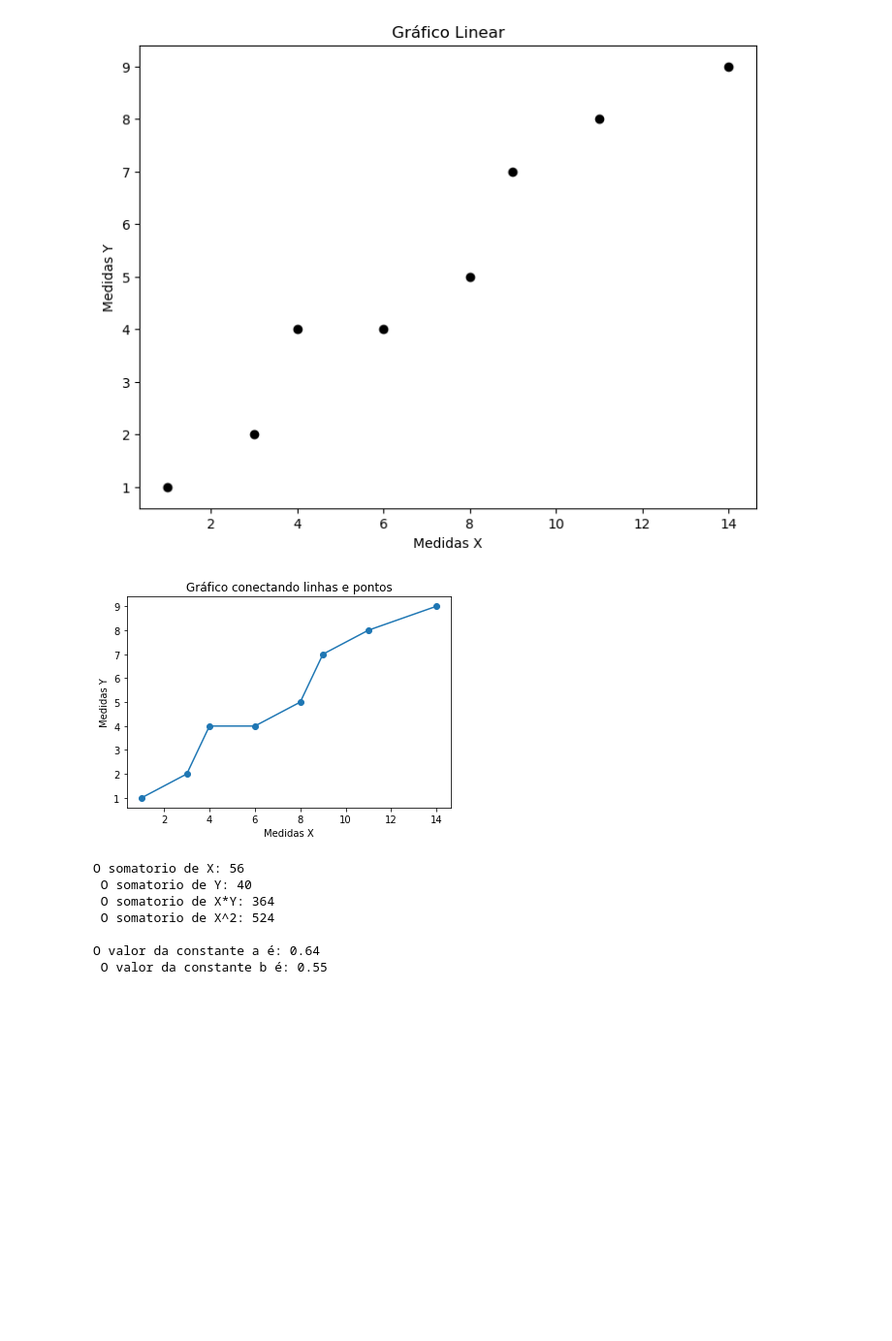
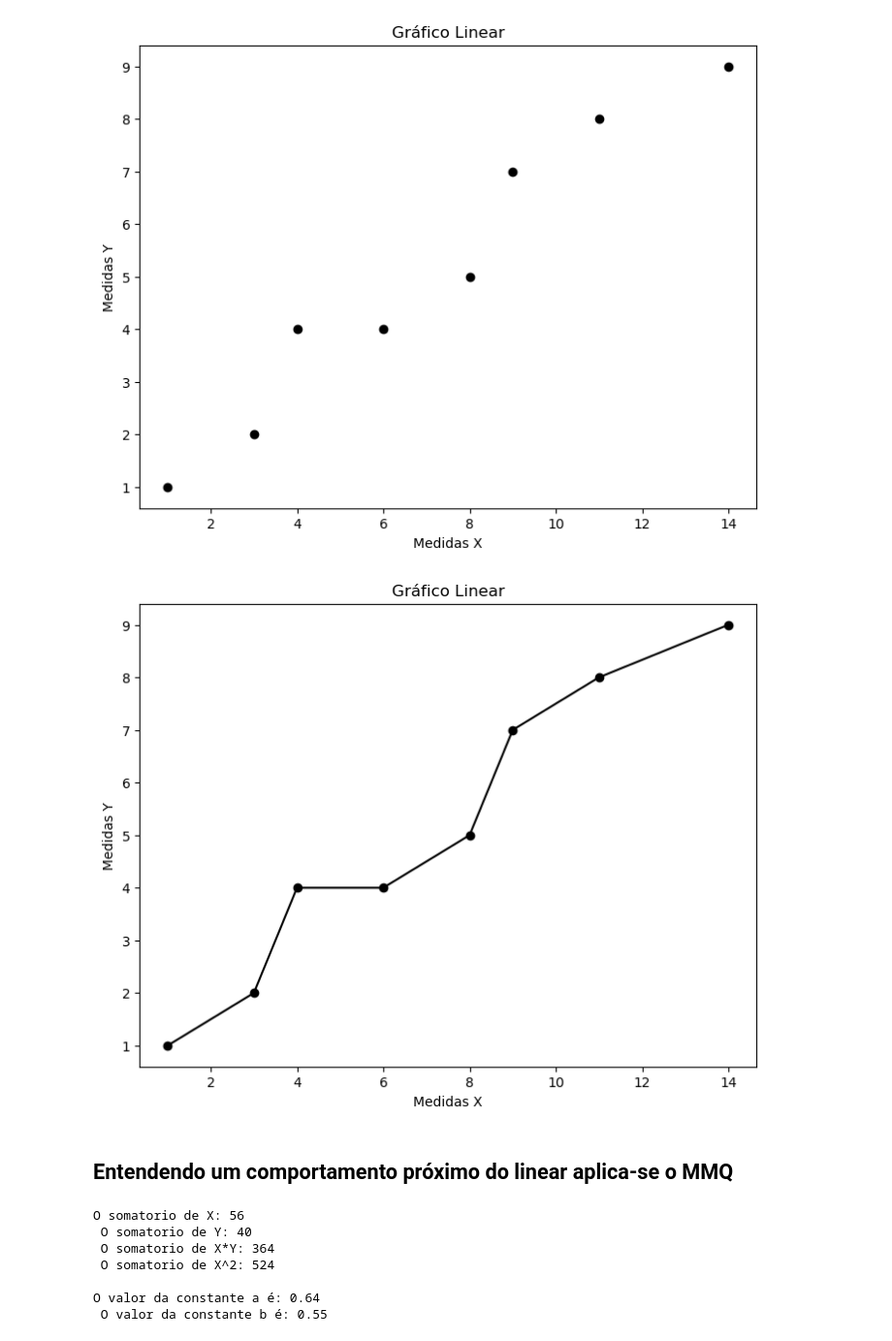
Before and after one commit to wand2020/M-todo-dos-m-nimos-quadrados, a Jupyter notebook: MMQ.ipynb, the cells around one changed output. Shown at 97% size. Saved outputs shown, nothing was run; the diff lists cells and outputs as text; code cells hidden in the pictures; blank space fills up the shorter version.

Commit message:
gráfico de linhas e atualização markdown

```diff
--- a/MMQ.ipynb
+++ b/MMQ.ipynb
@@ -29,14 +29,22 @@ def grafico(
   titulo_grafico="Gráfico Linear",
   titulo_x="Medidas X",
   titulo_y="Medidas Y",
-  cor_pontos="black"
+  cor="black",
+  linhas=False
 ):
+  x_i = pontos[:, 0]
+  y_i = pontos[:, 1]
+
   fig = plt.figure()
   ax = fig.add_axes([0, 0, 1, 1])
-  ax.scatter(x = pontos[:, 0], y = pontos[:, 1], color = cor_pontos)
+  ax.scatter(x = x_i, y = y_i, color = cor)
   plt.title(titulo_grafico)
   plt.xlabel(titulo_x)
   plt.ylabel(titulo_y)
+
+  if linhas:
+    plt.plot(x_i, y_i, color=cor)
+
   plt.show()
 # %%
 # Chamando a função gráfico.
@@ -45,17 +53,11 @@ def grafico(
 grafico(pontos)
 # %% [output]
 [figure]
-# %%
-# Gráfico conectando linhas e pontos
-plt.title("Gráfico conectando linhas e pontos")
-
-# plot scatter plot with x and y data
-plt.scatter(Xi, Yi)
-plt.xlabel('Medidas X')
-plt.ylabel('Medidas Y')
-# plot with x and y data
-plt.plot(Xi, Yi)
-plt.show()
-# %% [output]
-[figure, removed]
+# %%
+# Gráfico conectando linhas e pontos
+grafico(pontos, linhas=True)
+# %% [output]
+[figure, added]
+# %% [markdown]
+## Entendendo um comportamento próximo do linear aplica-se o MMQ
 # %%
```
Also changed, not shown: parts of 4 cells of this notebook.
